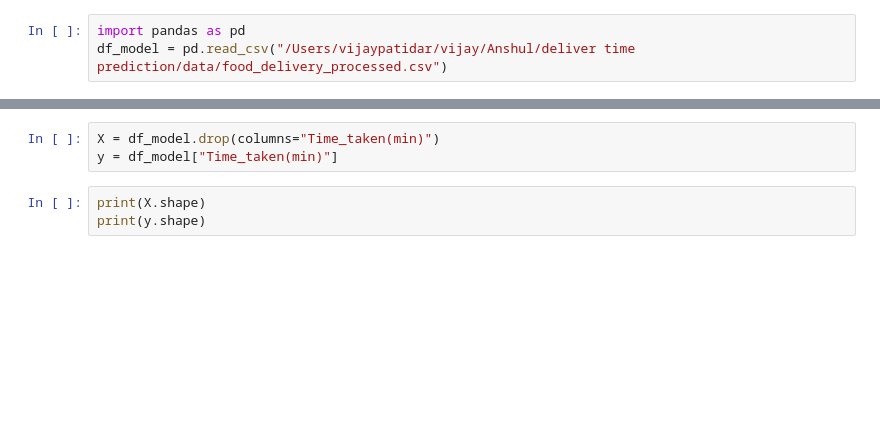
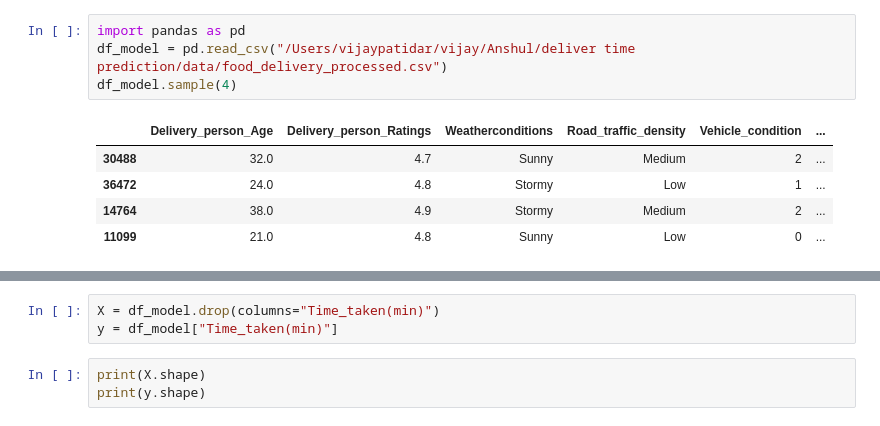
Before and after one commit to anshul-94/Food-Delivery-Time-Prediction, a Jupyter notebook: notebooks/04_model_training.ipynb, the cells around one changed output, grey strips where cells are left out. Drawn from its saved outputs; the diff is of its cells as text; blank space fills up the shorter version.

```diff
--- a/notebooks/04_model_training.ipynb
+++ b/notebooks/04_model_training.ipynb
@@ -1,3 +1,10 @@
 # %%
 import pandas as pd
 df_model = pd.read_csv("/Users/vijaypatidar/vijay/Anshul/deliver time prediction/data/food_delivery_processed.csv")
+df_model.sample(4)
+# %% [output]
+|  | Delivery_person_Age | Delivery_person_Ratings | Weatherconditions | Road_traffic_density | Vehicle_condition | ... |
+| 30488 | 32.0 | 4.7 | Sunny | Medium | 2 | ... |
+| 36472 | 24.0 | 4.8 | Stormy | Low | 1 | ... |
+| 14764 | 38.0 | 4.9 | Stormy | Medium | 2 | ... |
+| 11099 | 21.0 | 4.8 | Sunny | Low | 0 | ... |
```
Also changed, not shown: parts of 43 cells of this notebook, 5 other files.
